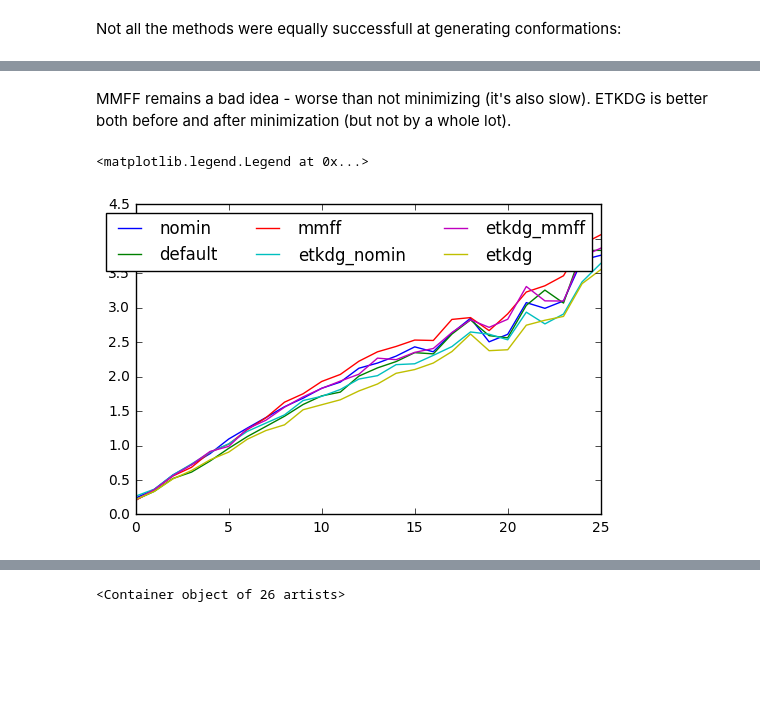
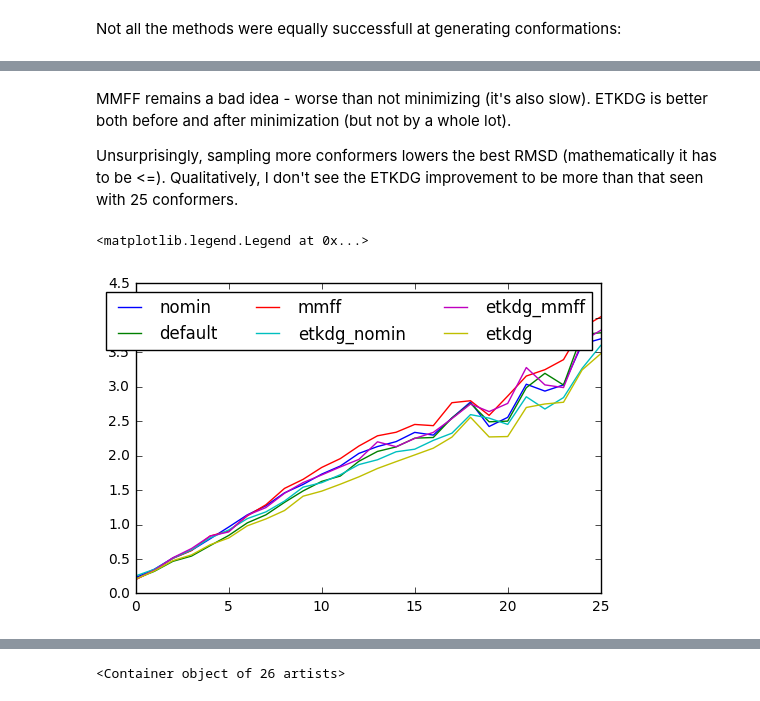
Before and after one commit to dkoes/notebooks, a Jupyter notebook: conformers.ipynb, the cells around one changed output, grey strips where cells are left out. Drawn from its saved outputs; the diff is of its cells as text; code cells hidden in the pictures; blank space fills up the shorter version.

```diff
--- a/conformers.ipynb
+++ b/conformers.ipynb
@@ -47,7 +49,7 @@ for mol in Chem.ForwardSDMolSupplier(input):
 		minrmsd = 100
 		for file in files:
 			for ref in Chem.SDMolSupplier(file):
-				(rms, trans) = Chem.GetAlignmentTransform(mol,ref)
+				rms = Chem.GetBestRMS(mol,ref)
 				if rms < minrmsd:
 					minrmsd = rms
 		if title not in vals:
@@ -111,13 +126,15 @@ plt.gca().set_xticklabels(keys);
 # %% [markdown]
 MMFF remains a bad idea - worse than not minimizing (it's also slow).  ETKDG is better both before and after minimization (but not by a whole lot).
+
+Unsurprisingly, sampling more conformers lowers the best RMSD (mathematically it has to be <=).  Qualitatively, I don't see the ETKDG improvement to be more than that seen with 25 conformers.
 # %%
-for n in rmsds:
+for n in allrmsds:
     plt.plot(aves[n],label=n)
 
 plt.legend(ncol=3)
 # %% [output]
 <matplotlib.legend.Legend at 0x...>
-[figure, old version]
+[figure, new version]
 # %%
 plt.errorbar(xrange(26),aves['default'],label='Distance Geometry+UFF',yerr=stds['default'])
 plt.errorbar(xrange(26),aves['etkdg'],label='ETKDG+UFF',yerr=stds['etkdg'])
```
Also changed, not shown: parts of 9 cells of this notebook, 12 other files.
